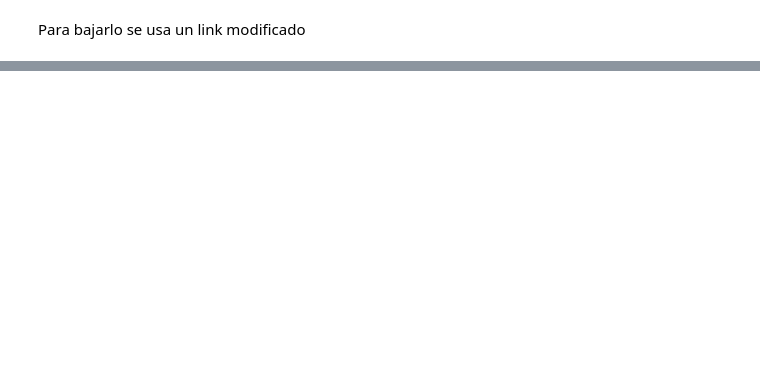
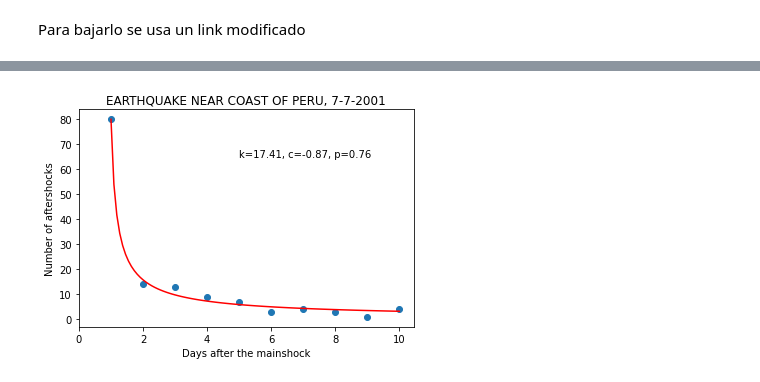
Before and after one commit to beacosenza/repligirls, a Jupyter notebook: Proyecto_repligirls.ipynb, the cells around one changed output, grey strips where cells are left out. Drawn from its saved outputs; the diff is of its cells as text; code cells hidden in the pictures; blank space fills up the shorter version.

Commit message:
clean up data frame, fit curves, plot N-t

```diff
--- a/Proyecto_repligirls.ipynb
+++ b/Proyecto_repligirls.ipynb
@@ -39,13 +43,22 @@ import os
 #        tx_file=file
 
 #type(tx_file)
+# %%
+!rm SPUD_bundle_2023-03-28T14.29.00/After*/*copy.txt
+dir_path="SPUD_bundle_2023-03-28T14.29.00"
+list_files=[]
+for file_dir in glob.glob(dir_path + "/**", recursive=True):
+     if file_dir.endswith(".txt"):
+         list_files.append(file_dir)
+
+#print(list_files)
 # %%
-list_files=[]
+#list_files=[]
 
-for file in os.listdir("SPUD_bundle_2023-03-28T14.29.00"):
-    for i in os.listdir("SPUD_bundle_2023-03-28T14.29.00"+"/"+file):
-        if fnmatch.fnmatch(i, '*.txt'):
+#for file in os.listdir("SPUD_bundle_2023-03-28T14.29.00"):
+#    for i in os.listdir("SPUD_bundle_2023-03-28T14.29.00"+"/"+file):
+#        if fnmatch.fnmatch(i, '*.txt'):
             #print(i)
      #   tx_file=file
-            list_files.append("SPUD_bundle_2023-03-28T14.29.00"+"/"+file+"/"+i)
+#            list_files.append("SPUD_bundle_2023-03-28T14.29.00"+"/"+file+"/"+i)
 # %%
@@ -90,0 +138,74 @@ with open("SPUD_bundle_2023-03-28T14.29.00/Aftershocks_14211086/2017.09.08.04.49
+# %%
+#crear data frame para cada archivo
+!rm figs_num_time/*
+for tx_file in list_files:
+    if (tx_file!="SPUD_bundle_2023-03-28T14.29.00/Aftershocks_9762033/1995.10.03.01.51.EventsList.txt") & (tx_file!="SPUD_bundle_2023-03-28T14.29.00/Aftershocks_9754820/2007.11.14.15.40.EventsList.txt"):
+        df = pd.read_csv(tx_file[:-4]+"_copy.txt", sep="|", header=None)
+        df.columns =['Code', 'Date', 'Latitude', 'Longitude', 'Depth', 'catalog','catalog 2', 'catalog 3','magnitude', 'location']
+        df[['fecha', 'tiempo']] = df['Date'].str.split(' ', 1, expand=True)
+        df[['anio', 'mes', 'dia']] = df['fecha'].str.split('/', expand=True)
+        df[['hora', 'minuto', 'segundo']] = df['tiempo'].str.split(':', expand=True)
+        df.sort_values(by=['magnitude'], inplace=True, ascending=False)
+        df=df.reset_index(drop=True)
+        df['anio'] = df['anio'].astype('float64')
+        df['mes'] = df['mes'].astype('float64')
+        df['dia'] = df['dia'].astype('float64')
+        df['hora'] = df['hora'].astype('float64')
+        df['minuto'] = df['minuto'].astype('float64')
+        df['segundo'] = df['segundo'].astype('float64')
+
+        #extraer información del mainshock
+        main_year=df.loc[0,'anio']
+        main_month=df.loc[0,'mes']
+        main_day=df.loc[0,'dia']
+        main_hour=df.loc[0,'hora']
+        main_minute=df.loc[0,'minuto']
+        main_sec=df.loc[0,'segundo']
+        main_loc=df.loc[0,'location']
+        main_mag=df.loc[0,'magnitude']
+        t0=main_sec + 60*main_minute + 3600*main_hour + 24*3600*(main_day-1) + 30*(main_month-1)*24*3600 + (main_year-1)*365*24*3600
+
+        #calcular el tiempo de ocurrencia de los aftershocks después del mainshock
+        df["t"]=df["segundo"] + 60*df["minuto"] + 3600*df["hora"] + 24*3600*(df["dia"]-1) + 30*(df["mes"]-1)*24*3600 + (df["anio"]-1)*365*24*3600 - t0
+        size=df.t[(df.t>0)].count()
+
+        #variación del número de aftershocks en el tiempo
+        if (size>=50):
+            print(size, main_loc, main_day, main_month, main_year, main_mag)
+            interv=24*3600 #1 dia
+            tmax=df ['t']. max ()
+            bot=0
+            n=int(np.ceil(tmax / interv))
+            t=[]
+            a_shock=[]
+
+            for num in range(1,n+1):
+                top=interv*num
+                a_shock.append(df.t[(df.t>bot) & (df.t<=top)].count())
+                t.append(num)
+                bot=top
+
+            #definición de modelo de Omori para ajustar la curva
+            def model_f(t,k,c,p):
+                return k/(c+t)**p
+
+            #ajuste de curva
+            popt, pcov = curve_fit(model_f, t, a_shock)
+
+            #puntos para el modelo
+            k_opt, c_opt, p_opt = popt
+            x_model = np.linspace(min(t), max(t), 100)
+            y_model = model_f(x_model, k_opt, c_opt, p_opt)
+
+            #gráfica de decaimiento
+            plt.plot(t,a_shock,'o')
+            plt.plot(x_model, y_model,'r')
+            plt.xlim((0))
+            plt.xlabel("Days after the mainshock")
+            plt.ylabel("Number of aftershocks")
+            plt.title("EARTHQUAKE "+main_loc+", "+str(int(main_day))+"-"+str(int(main_month))+"-"+str(int(main_year)))
+            plt.text(5, max(a_shock)-max(a_shock)/5,'k='+str(round(k_opt,2))+', c='+str(round(c_opt,2))+', p='+str(round(p_opt,2)), horizontalalignment='left',
+             verticalalignment='bottom')
+            plt.savefig('figs_num_time/'+main_loc+", "+str(int(main_day))+"-"+str(int(main_month))+"-"+str(int(main_year)),bbox_inches='tight')
+            plt.show()
+# %% [output]
@@ -90,0 +213 @@ with open("SPUD_bundle_2023-03-28T14.29.00/Aftershocks_14211086/2017.09.08.04.49
+[figure, added]
```
Also changed, not shown: parts of 16 cells of this notebook.
